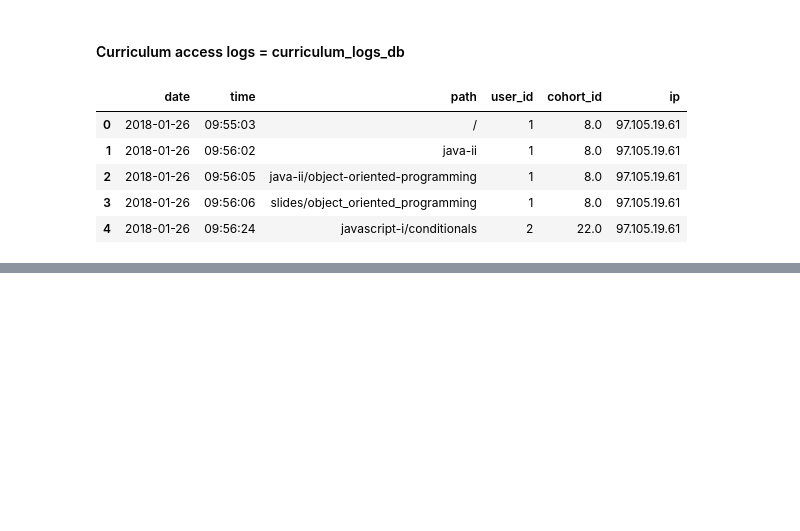
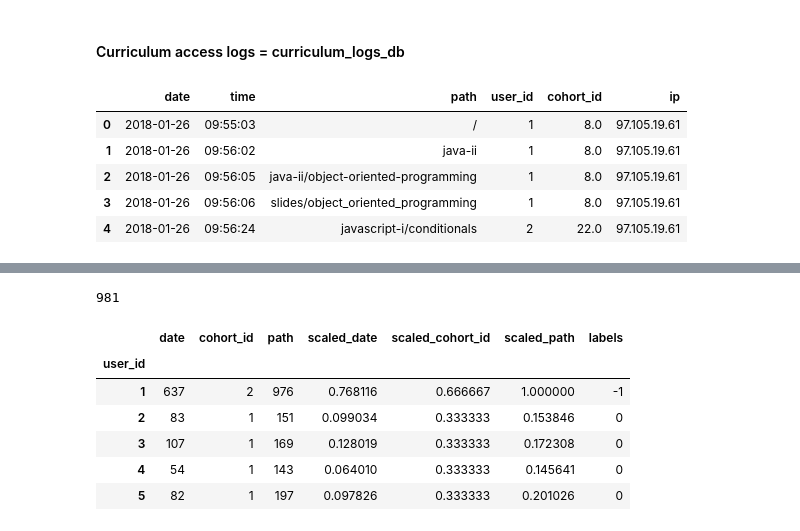
Before and after one commit to NSharick/anomaly-detection-exercises, a Jupyter notebook: clustering_anomaly_detection.ipynb, the cells around one changed output, grey strips where cells are left out. Saved outputs shown, nothing was run; the diff lists cells and outputs as text; code cells hidden in the pictures; blank space fills up the shorter version.

```diff
--- a/clustering_anomaly_detection.ipynb
+++ b/clustering_anomaly_detection.ipynb
@@ -141,0 +196,5 @@ df.head()
+# %%
+labels = dbsc.labels_
+labels.size
+# %% [output]
+981
@@ -141,0 +203,10 @@ df.head()
+# %%
+id_df.head()
+# %% [output]
+|  | date | cohort_id | path | scaled_date | scaled_cohort_id | scaled_path | labels |
+| user_id |  |  |  |  |  |  |  |
+| 1 | 637 | 2 | 976 | 0.768116 | 0.666667 | 1.000000 | -1 |
+| 2 | 83 | 1 | 151 | 0.099034 | 0.333333 | 0.153846 | 0 |
+| 3 | 107 | 1 | 169 | 0.128019 | 0.333333 | 0.172308 | 0 |
+| 4 | 54 | 1 | 143 | 0.064010 | 0.333333 | 0.145641 | 0 |
+| 5 | 82 | 1 | 197 | 0.097826 | 0.333333 | 0.201026 | 0 |
```
Also changed, not shown: parts of 12 cells of this notebook.
